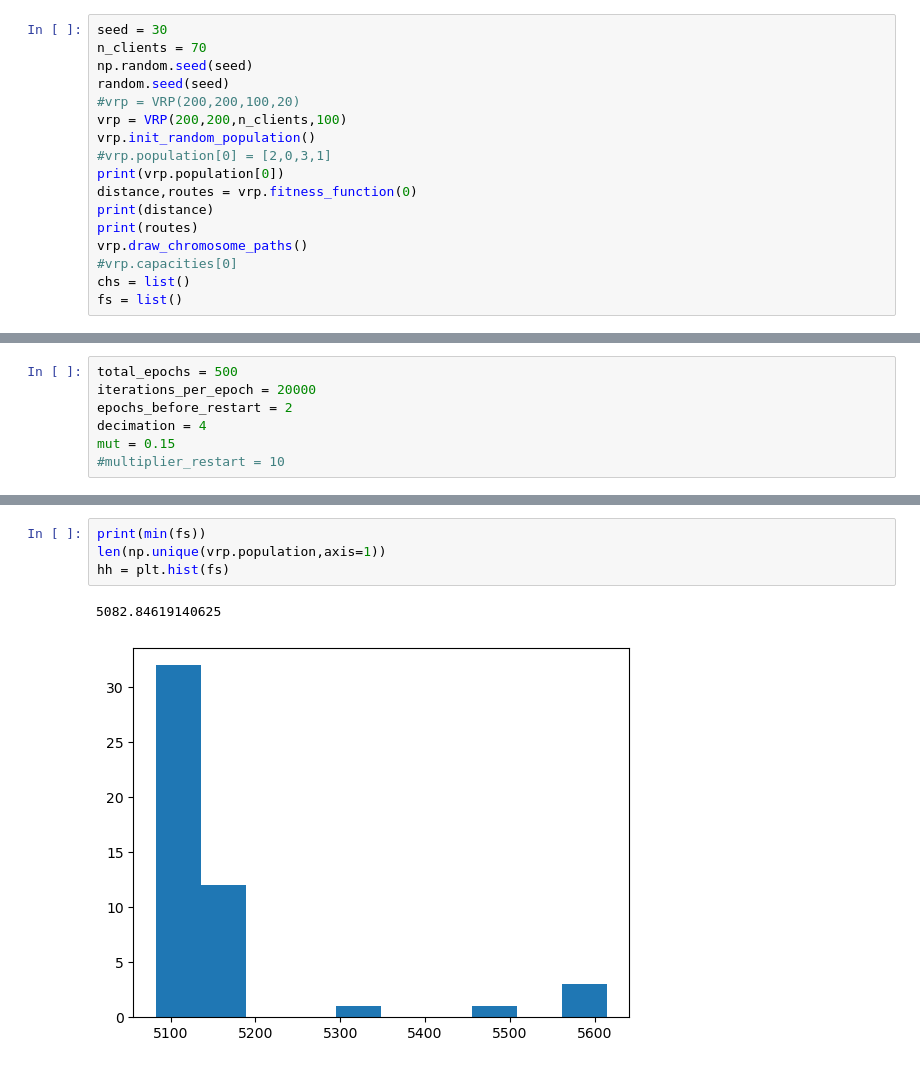
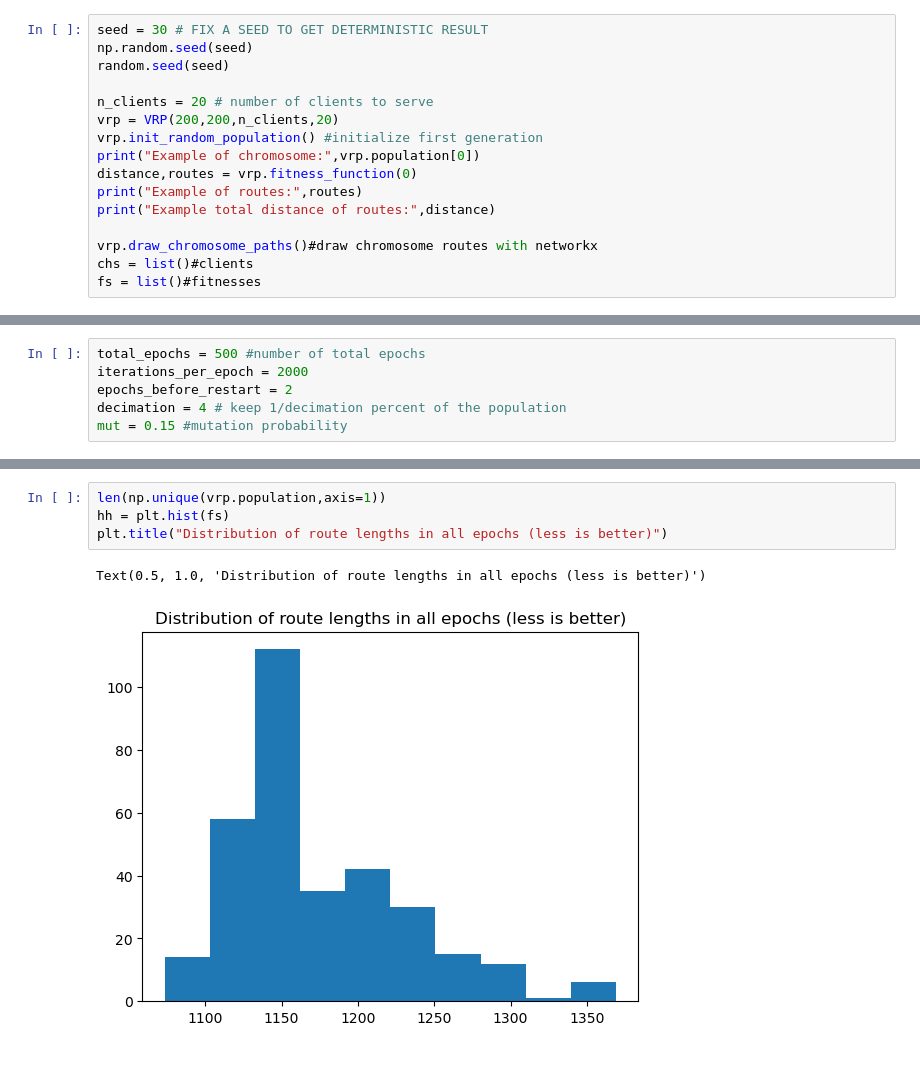
Before and after one commit to matteodegobbi/Vehicle-Routing-Problem, a Jupyter notebook: GA.ipynb, the cells around one changed output, grey strips where cells are left out. Cells and saved outputs as stored; diff of their text form.

```diff
--- a/GA.ipynb
+++ b/GA.ipynb
@@ -16,18 +14,17 @@ from ORToolsVRP import get_ORTools_result
 # %%
-seed = 30
-n_clients = 70
+seed = 30 # FIX A SEED TO GET DETERMINISTIC RESULT
 np.random.seed(seed)
 random.seed(seed)
-#vrp = VRP(200,200,100,20)
-vrp = VRP(200,200,n_clients,100)
-vrp.init_random_population()
-#vrp.population[0] = [2,0,3,1]
-print(vrp.population[0])
+
+n_clients = 20 # number of clients to serve
+vrp = VRP(200,200,n_clients,20)
+vrp.init_random_population() #initialize first generation
+print("Example of chromosome:",vrp.population[0])
 distance,routes = vrp.fitness_function(0)
-print(distance)
-print(routes)
-vrp.draw_chromosome_paths()
-#vrp.capacities[0]
-chs = list()
-fs = list()
+print("Example of routes:",routes)
+print("Example total distance of routes:",distance)
+
+vrp.draw_chromosome_paths()#draw chromosome routes with networkx
+chs = list()#clients
+fs = list()#fitnesses
 # %% [output]
@@ -46,7 +41,6 @@ print(optimal_fitness)
 # %%
-total_epochs = 500
-iterations_per_epoch = 20000
+total_epochs = 500 #number of total epochs
+iterations_per_epoch = 2000
 epochs_before_restart = 2
-decimation = 4
-mut = 0.15
-#multiplier_restart = 10
+decimation = 4 # keep 1/decimation percent of the population
+mut = 0.15 #mutation probability
@@ -175,7 +151,7 @@ plt.savefig(f"seed{seed}nodes{n_clients}mut{mut}iter{iterations_per_epoch}decim{
 # %%
-print(min(fs))
 len(np.unique(vrp.population,axis=1))
 hh = plt.hist(fs)
+plt.title("Distribution of route lengths in all epochs (less is better)")
 # %% [output]
-5082.84619140625
+Text(0.5, 1.0, 'Distribution of route lengths in all epochs (less is better)')
-[figure, old version]
+[figure, new version]
```
Also changed, not shown: parts of 29 cells of this notebook, 39 other files.
